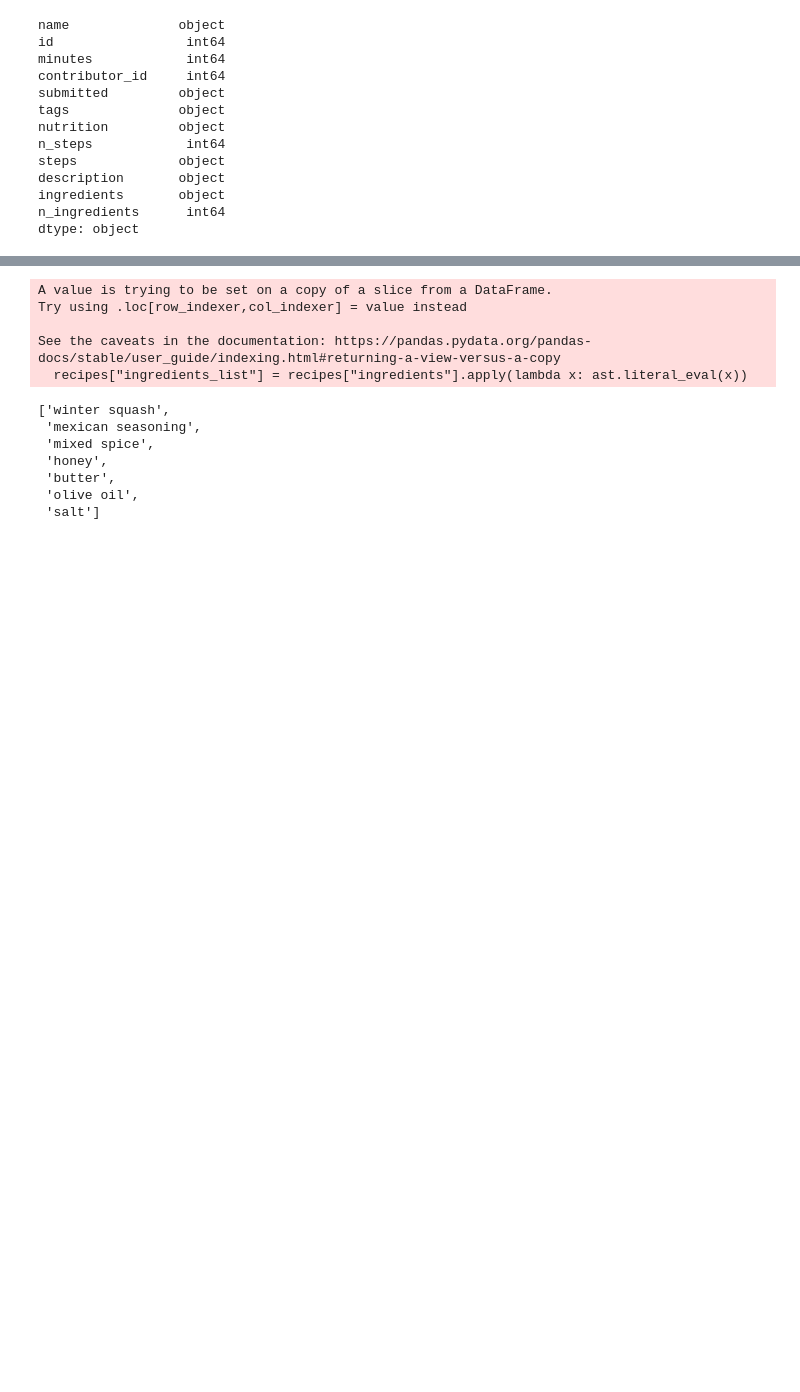
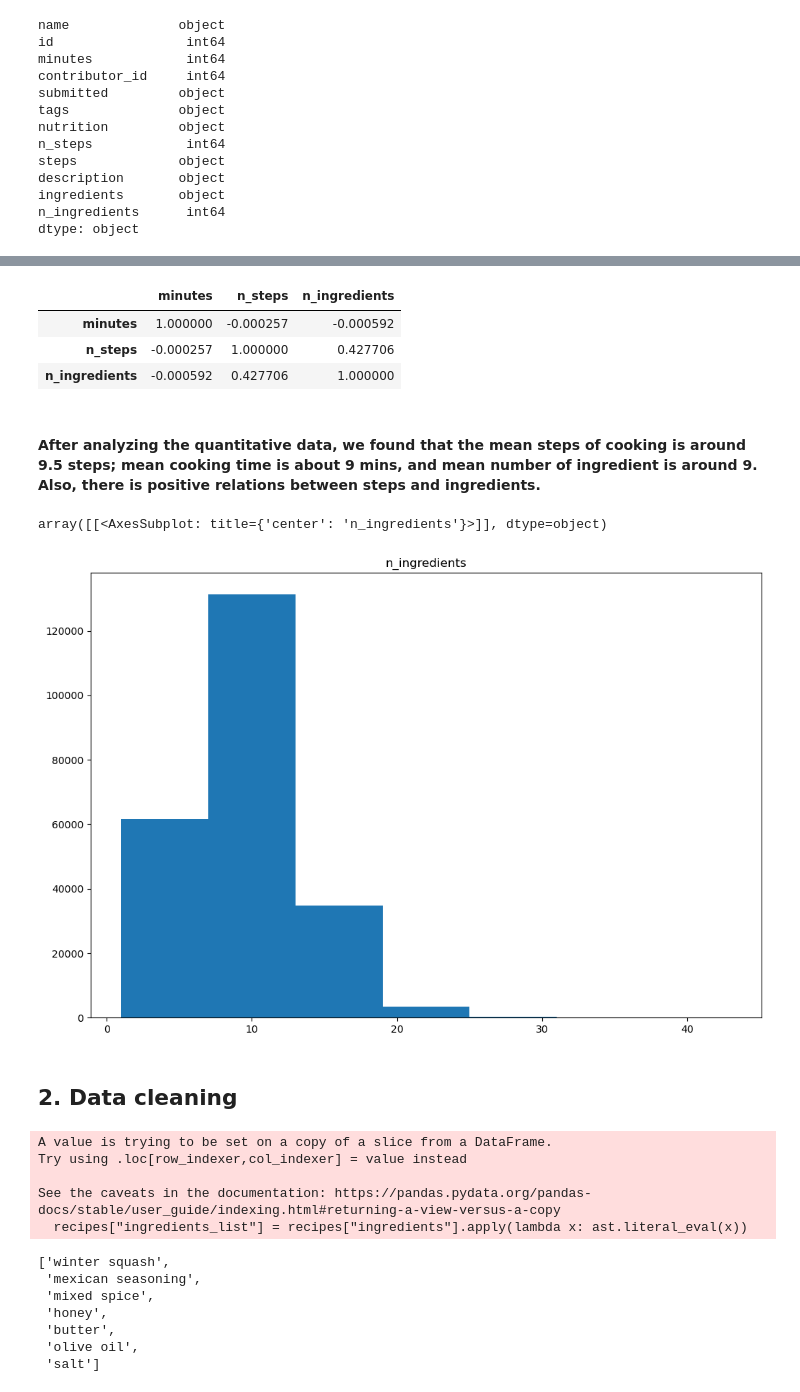
Before and after one commit to ML-7641-Fall-2022/RoboChef, a Jupyter notebook: notebooks/recommendation/mapping_YH.ipynb, the cells around one changed output, grey strips where cells are left out. Cells and saved outputs as stored; diff of their text form; code cells hidden in the pictures; blank space fills up the shorter version.

```diff
--- a/notebooks/recommendation/mapping_YH.ipynb
+++ b/notebooks/recommendation/mapping_YH.ipynb
@@ -55,0 +79,2 @@ raw_recipes.shape
+# %%
+raw_recipes.dropna(subset=['name'], inplace = True)
@@ -71,3 +114,19 @@ Name: name, Length: 231637, dtype: object>
+# %%
+raw_recipes[['minutes','n_steps','n_ingredients']].corr()
+# %% [output]
+|  | minutes | n_steps | n_ingredients |
+| minutes | 1.000000 | -0.000257 | -0.000592 |
+| n_steps | -0.000257 | 1.000000 | 0.427706 |
+| n_ingredients | -0.000592 | 0.427706 | 1.000000 |
+# %% [markdown]
+#### After analyzing the quantitative data, we found that the mean steps of cooking is around 9.5 steps; mean cooking time is about 9 mins, and mean number of ingredient is around 9. Also, there is positive relations between steps and ingredients.
+# %%
+raw_recipes.hist(column='n_ingredients', bins=7, grid=False, figsize=(12,8))
+# %% [output]
+array([[<AxesSubplot: title={'center': 'n_ingredients'}>]], dtype=object)
+[figure, added]
+# %% [markdown]
+## 2. Data cleaning
 # %%
 recipes = raw_recipes[['name','id','ingredients']]
 # %%
```
Also changed, not shown: parts of 10 cells of this notebook, 2 other files.
